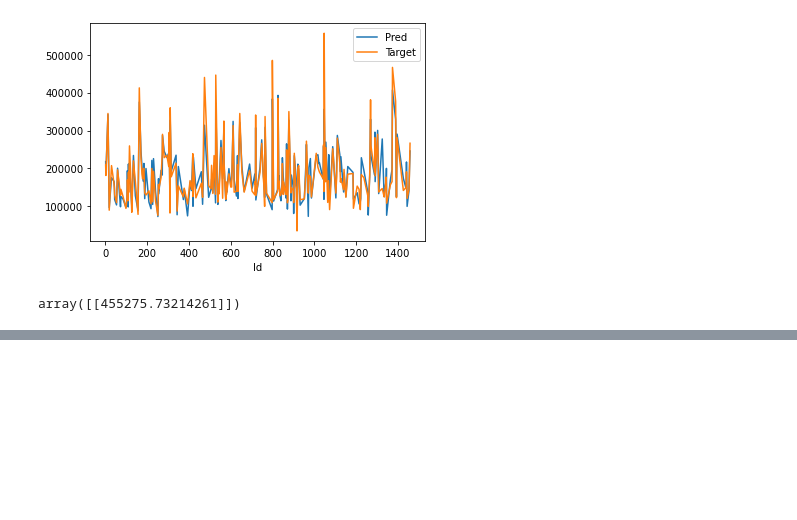
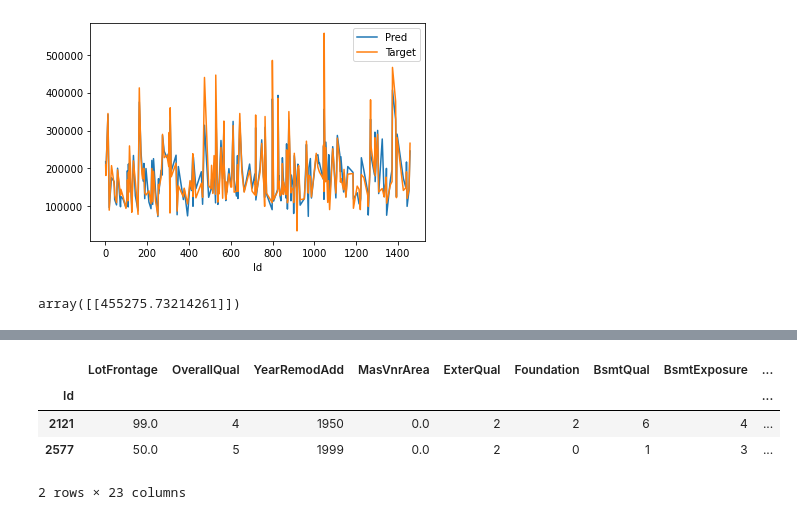
Before and after one commit to nsms556/Kaggle-House, a Jupyter notebook: house.ipynb, the cells around one changed output, grey strips where cells are left out. Cells and saved outputs as stored; diff of their text form; code cells hidden in the pictures; blank space fills up the shorter version.

```diff
--- a/house.ipynb
+++ b/house.ipynb
@@ -424,0 +517,8 @@ plt.show()
+# %%
+test_df.loc[[2121, 2577]]
+# %% [output]
+|  | LotFrontage | OverallQual | YearRemodAdd | MasVnrArea | ExterQual | Foundation | BsmtQual | BsmtExposure | ... |
+| Id |  |  |  |  |  |  |  |  | ... |
+| 2121 | 99.0 | 4 | 1950 | 0.0 | 2 | 2 | 6 | 4 | ... |
+| 2577 | 50.0 | 5 | 1999 | 0.0 | 2 | 0 | 1 | 3 | ... |
+2 rows × 23 columns
```
Also changed, not shown: parts of 25 cells of this notebook, 1 other file.
